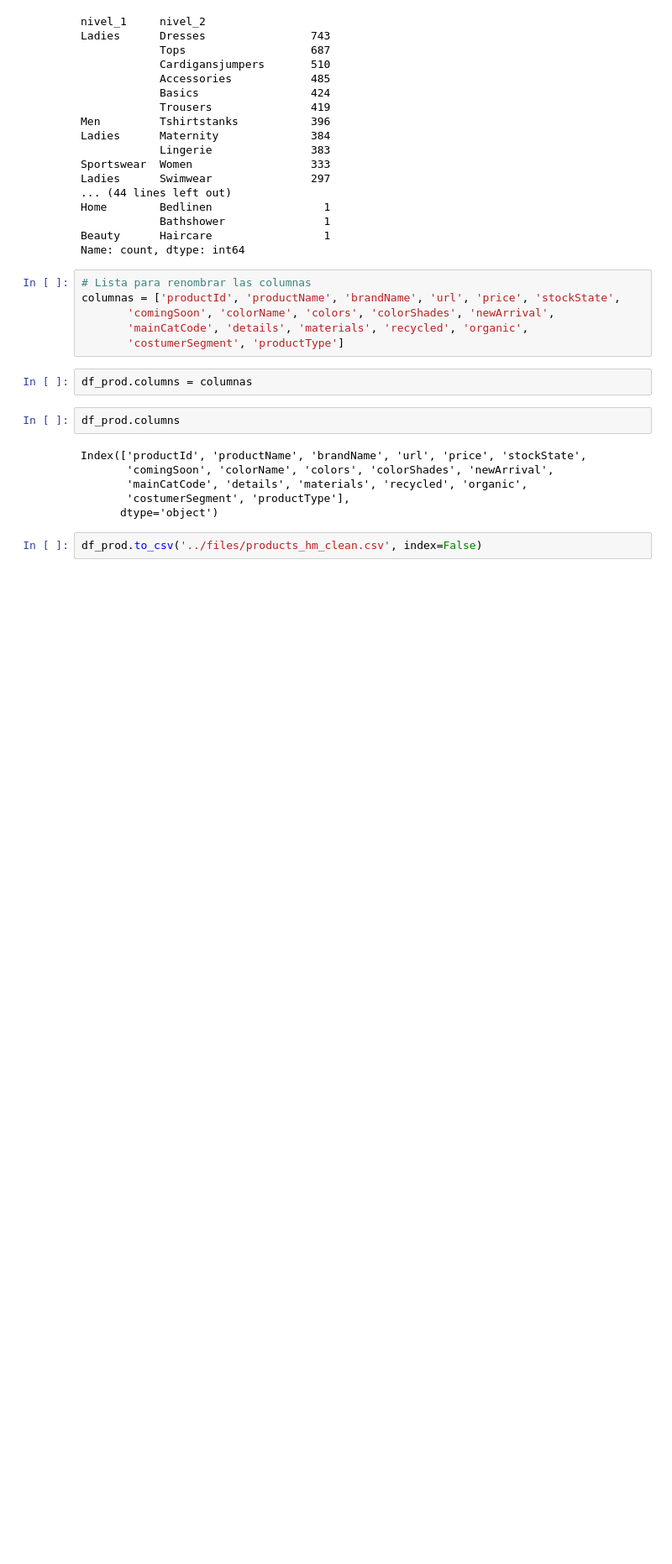
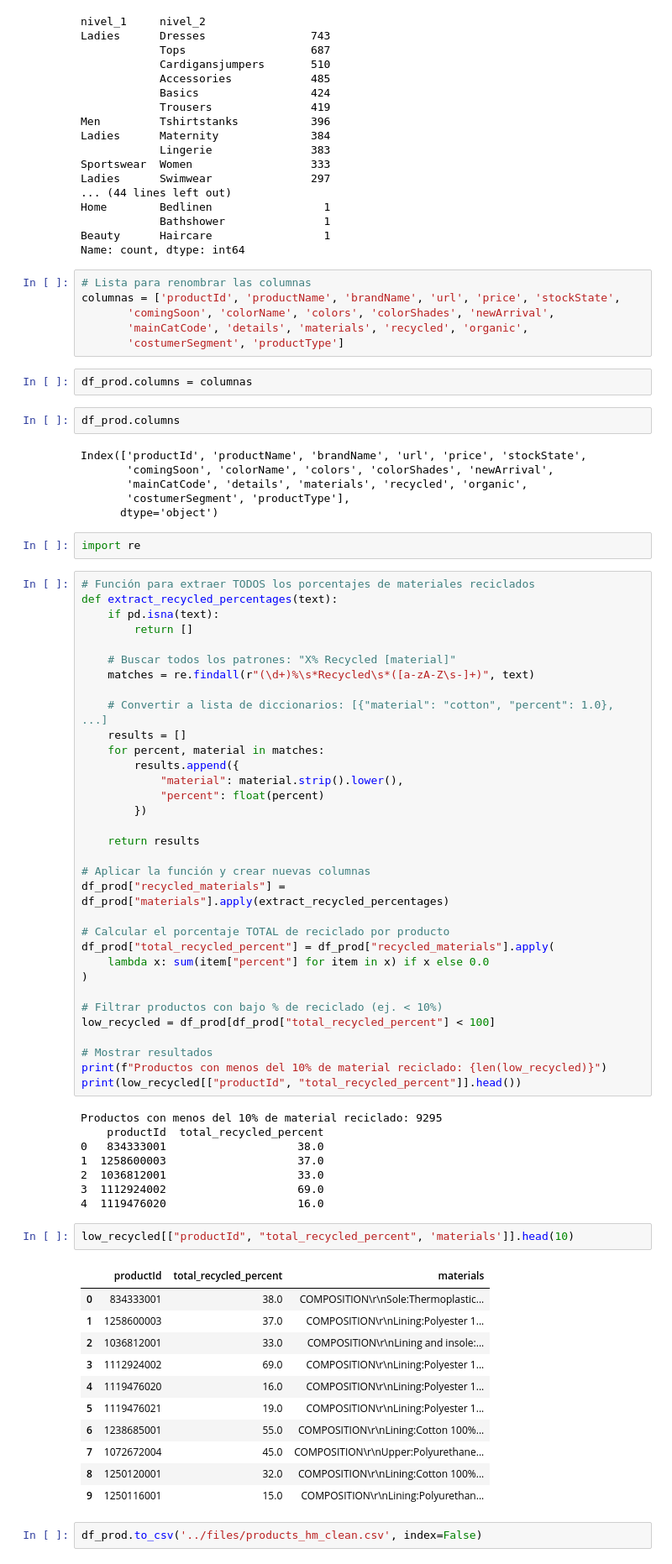
Before and after one commit to anamolinero/andrea-ana, a Jupyter notebook: documents/01_eda_product_dataset.ipynb, the cells around one changed output. Shown at 84% size. Cells and saved outputs as stored; diff of their text form; blank space fills up the shorter version.

Commit message:
nuevas colum

```diff
--- a/documents/01_eda_product_dataset.ipynb
+++ b/documents/01_eda_product_dataset.ipynb
@@ -239,5 +239,62 @@ Index(['productId', 'productName', 'brandName', 'url', 'price', 'stockState',
        'mainCatCode', 'details', 'materials', 'recycled', 'organic',
        'costumerSegment', 'productType'],
       dtype='object')
+# %%
+import re
+# %%
+# Función para extraer TODOS los porcentajes de materiales reciclados
+def extract_recycled_percentages(text):
+    if pd.isna(text):
+        return []
+
+    # Buscar todos los patrones: "X% Recycled [material]"
+    matches = re.findall(r"(\d+)%\s*Recycled\s*([a-zA-Z\s-]+)", text)
+
+    # Convertir a lista de diccionarios: [{"material": "cotton", "percent": 1.0}, ...]
+    results = []
+    for percent, material in matches:
+        results.append({
+            "material": material.strip().lower(),
+            "percent": float(percent)
+        })
+
+    return results
+
+# Aplicar la función y crear nuevas columnas
+df_prod["recycled_materials"] = df_prod["materials"].apply(extract_recycled_percentages)
+
+# Calcular el porcentaje TOTAL de reciclado por producto
+df_prod["total_recycled_percent"] = df_prod["recycled_materials"].apply(
+    lambda x: sum(item["percent"] for item in x) if x else 0.0
+)
+
+# Filtrar productos con bajo % de reciclado (ej. < 10%)
+low_recycled = df_prod[df_prod["total_recycled_percent"] < 100]
+
+# Mostrar resultados
+print(f"Productos con menos del 10% de material reciclado: {len(low_recycled)}")
+print(low_recycled[["productId", "total_recycled_percent"]].head())
+# %% [output]
+Productos con menos del 10% de material reciclado: 9295
+    productId  total_recycled_percent
+0   834333001                    38.0
+1  1258600003                    37.0
+2  1036812001                    33.0
+3  1112924002                    69.0
+4  1119476020                    16.0
+# %%
+low_recycled[["productId", "total_recycled_percent", 'materials']].head(10)
+# %% [output]
+|  | productId | total_recycled_percent | materials |
+| 0 | 834333001 | 38.0 | COMPOSITION\r\nSole:Thermoplastic... |
+| 1 | 1258600003 | 37.0 | COMPOSITION\r\nLining:Polyester 1... |
+| 2 | 1036812001 | 33.0 | COMPOSITION\r\nLining and insole:... |
+| 3 | 1112924002 | 69.0 | COMPOSITION\r\nLining:Polyester 1... |
+| 4 | 1119476020 | 16.0 | COMPOSITION\r\nLining:Polyester 1... |
+| 5 | 1119476021 | 19.0 | COMPOSITION\r\nLining:Polyester 1... |
+| 6 | 1238685001 | 55.0 | COMPOSITION\r\nLining:Cotton 100%... |
+| 7 | 1072672004 | 45.0 | COMPOSITION\r\nUpper:Polyurethane... |
+| 8 | 1250120001 | 32.0 | COMPOSITION\r\nLining:Cotton 100%... |
+| 9 | 1250116001 | 15.0 | COMPOSITION\r\nLining:Polyurethan... |
 # %%
 df_prod.to_csv('../files/products_hm_clean.csv', index=False)
```
Also changed, not shown: parts of 1 cell of this notebook, 3 other files.
